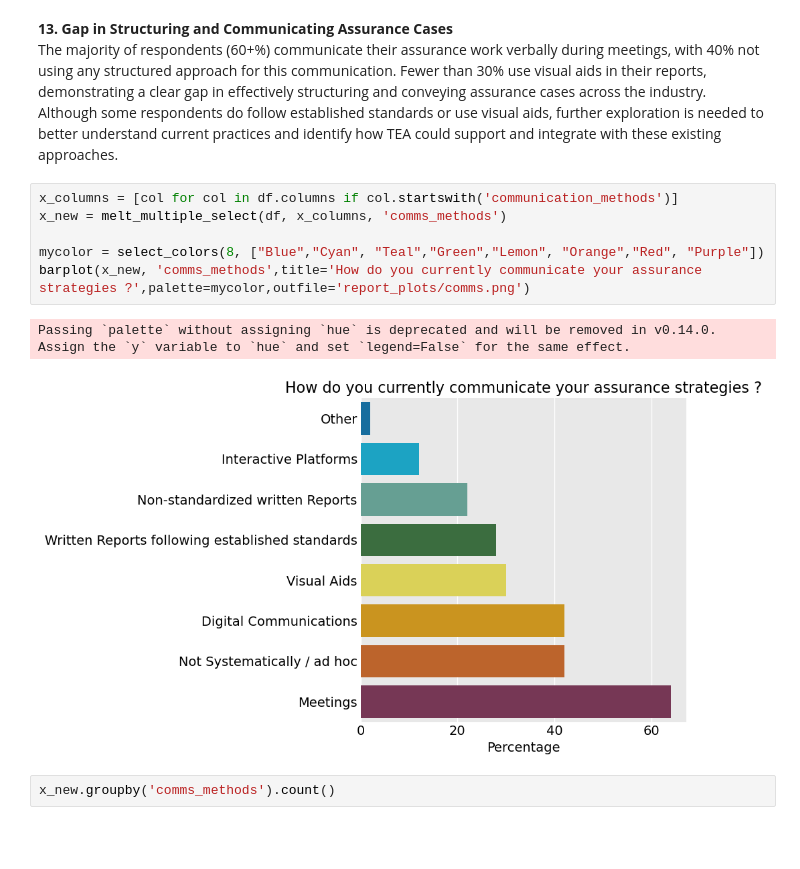
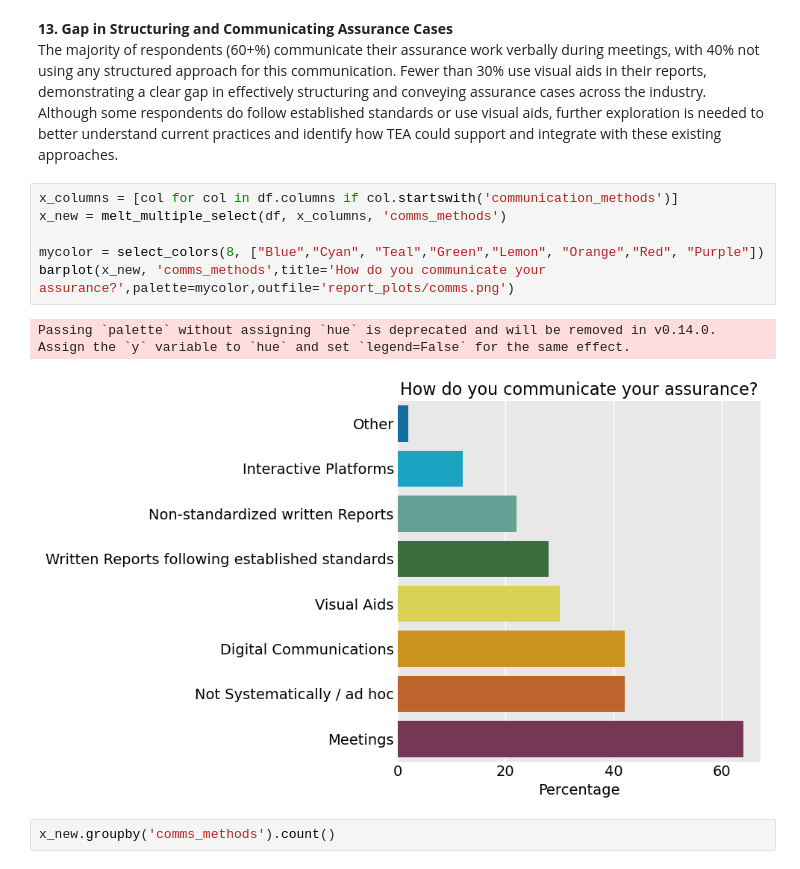
Before and after one commit to alan-turing-institute/teadt-community-survey, a Jupyter notebook: Survey Reports/tea_survey_narrative_report.ipynb, the cells around one changed output. Drawn from its saved outputs; the diff is of its cells as text; blank space fills up the shorter version.

Commit message:
update jupyte rnotebook for report figure

```diff
--- a/Survey Reports/tea_survey_narrative_report.ipynb
+++ b/Survey Reports/tea_survey_narrative_report.ipynb
@@ -1339,12 +1344,12 @@ The majority of respondents (60+%) communicate their assurance work verbally dur
 # %%
 x_columns = [col for col in df.columns if col.startswith('communication_methods')]
 x_new = melt_multiple_select(df, x_columns, 'comms_methods')
 
 mycolor = select_colors(8, ["Blue","Cyan", "Teal","Green","Lemon", "Orange","Red", "Purple"])
-barplot(x_new, 'comms_methods',title='How do you currently communicate your assurance strategies ?',palette=mycolor,outfile='report_plots/comms.png')
+barplot(x_new, 'comms_methods',title='How do you communicate your assurance?',palette=mycolor,outfile='report_plots/comms.png')
 # %% [output]
 Passing `palette` without assigning `hue` is deprecated and will be removed in v0.14.0. Assign the `y` variable to `hue` and set `legend=False` for the same effect.
-[figure, old version]
+[figure, new version]
 # %%
 x_new.groupby('comms_methods').count()
 # %% [output]
```
Also changed, not shown: parts of 2 cells of this notebook.
